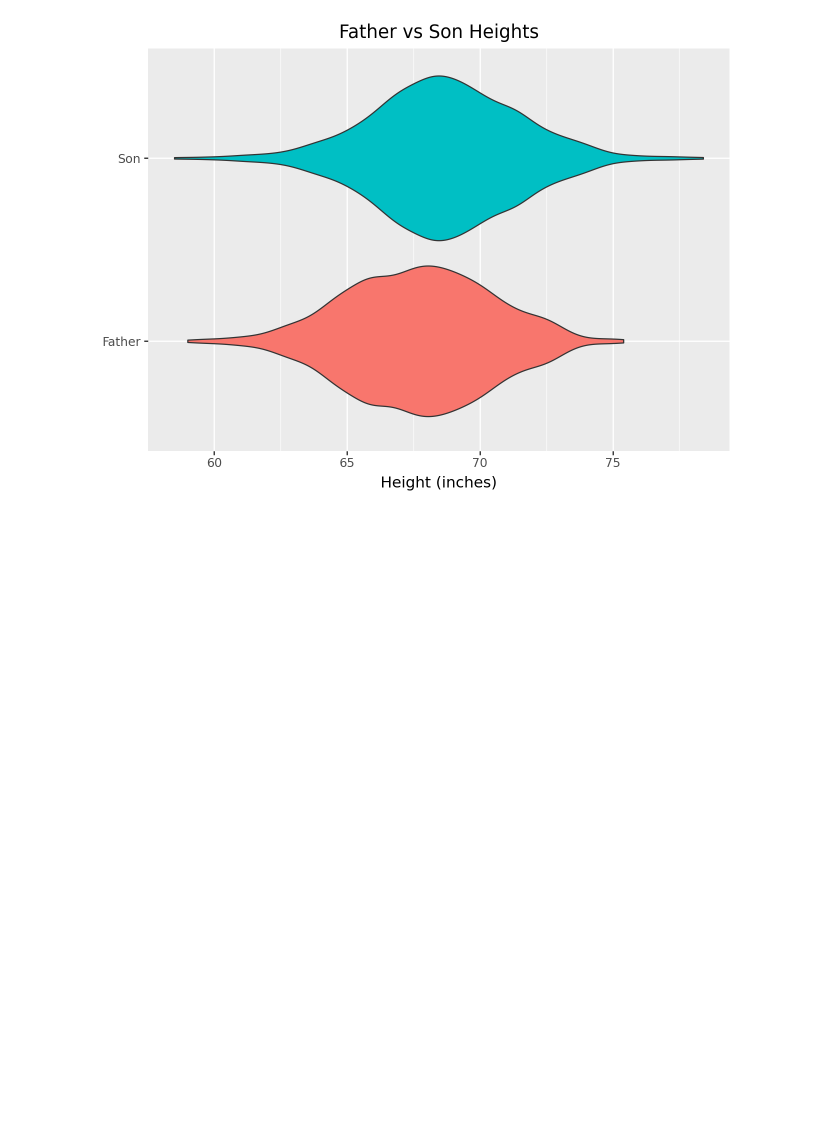
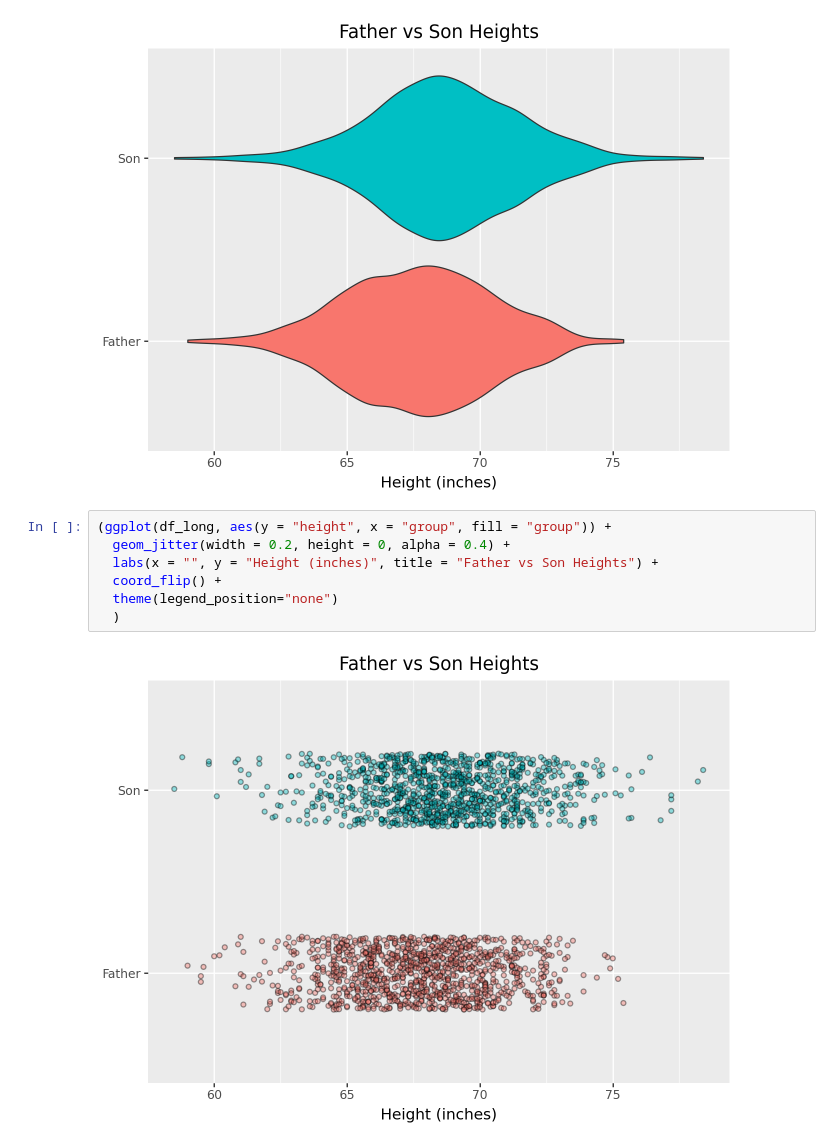
Before and after one commit to blakocha/DARPY2025, a Jupyter notebook: Notes_20251120.ipynb, the cells around one changed output. Cells and saved outputs as stored; diff of their text form; blank space fills up the shorter version.

```diff
--- a/Notes_20251120.ipynb
+++ b/Notes_20251120.ipynb
@@ -194,3 +194,12 @@ Violin plot and the legend turned off.
   )
 # %% [output]
 [figure]
+# %%
+(ggplot(df_long, aes(y = "height", x = "group", fill = "group")) +
+  geom_jitter(width = 0.2, height = 0, alpha = 0.4) +
+  labs(x = "", y = "Height (inches)", title = "Father vs Son Heights") +
+  coord_flip() +
+  theme(legend_position="none")
+  )
+# %% [output]
+[figure, added]
```
